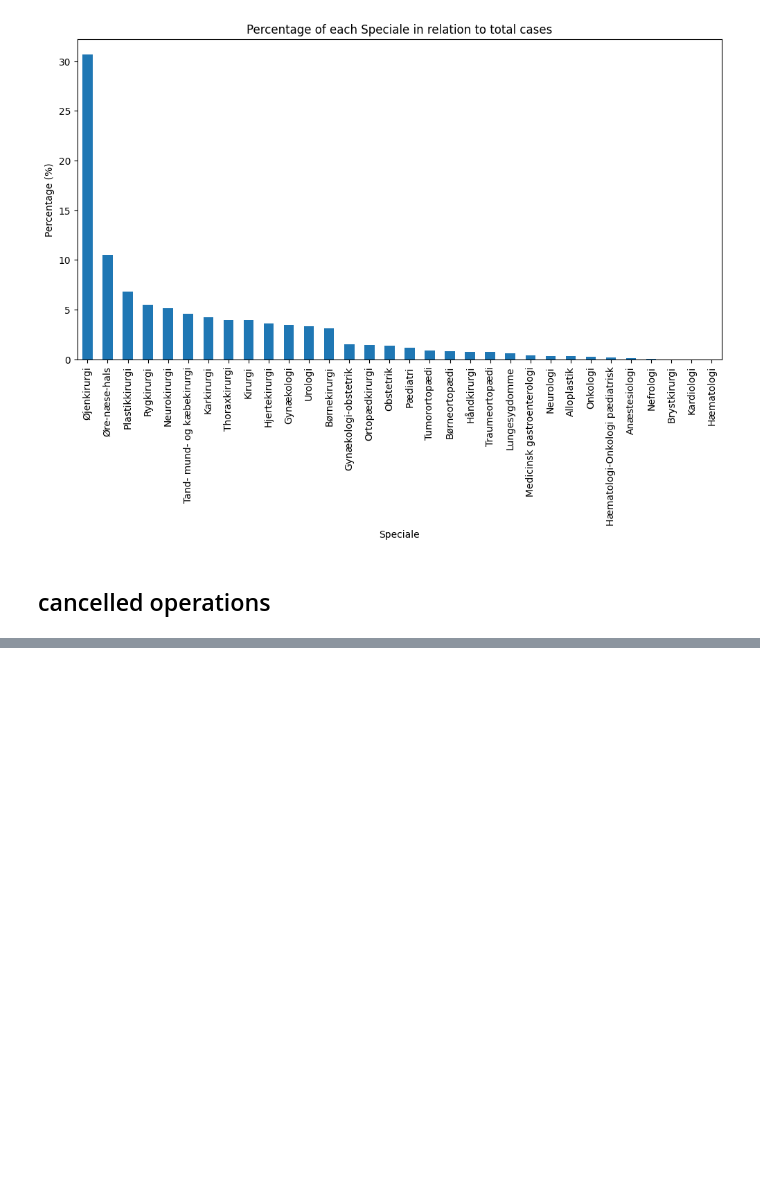
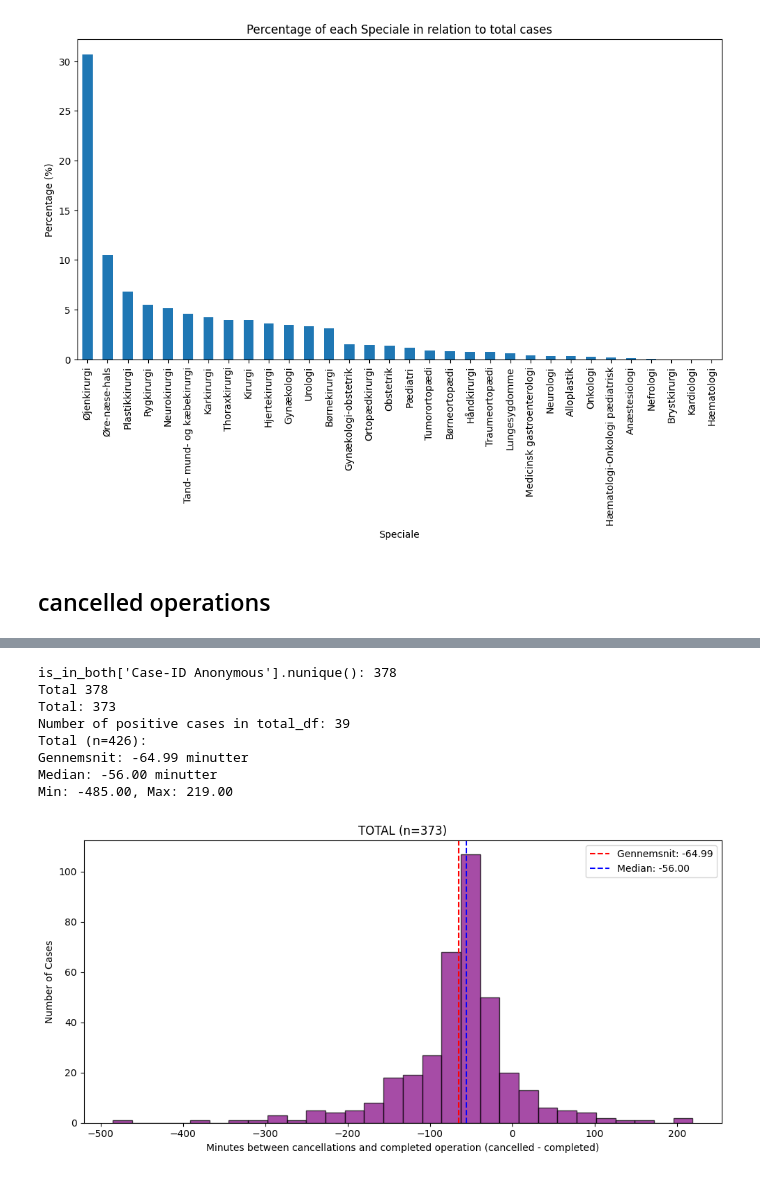
Before and after one commit to killermort9/AnalyticsToAction_Grop12, a Jupyter notebook: Sandra.ipynb, the cells around one changed output, grey strips where cells are left out. Cells and saved outputs as stored; diff of their text form; code cells hidden in the pictures; blank space fills up the shorter version.

```diff
--- a/Sandra.ipynb
+++ b/Sandra.ipynb
@@ -544,0 +800,61 @@ Det bliver en modelling-udfordring.
+# %%
+import math
+# IKKE REBOOKET
+
+is_in_both = df_cancelled[
+    df_cancelled['Case-ID Anonymous'].isin(ids_in_both)
+]
+print(f"is_in_both['Case-ID Anonymous'].nunique(): {is_in_both['Case-ID Anonymous'].nunique()}")
+
+time_diffs_total = []
+for case_id in is_in_both['Case-ID Anonymous'].unique():
+    orig_datetime = df_complete[df_complete['Case-ID Anonymous'] == case_id]['Procedure start'].values
+    cancel_datetime = df_cancelled[df_cancelled['Case-ID Anonymous'] == case_id]['Dato og tid'].values
+
+    if len(orig_datetime) > 0 and len(cancel_datetime) > 0:
+        orig_time = pd.Timestamp(orig_datetime[0])
+        cancel_time = pd.Timestamp(cancel_datetime[0])
+        time_diff_not = (cancel_time - orig_time).total_seconds() / 60
+        time_diffs_total.append(time_diff_not)  # ← VIGTIG: time_diff_not!
+print("Total", len(time_diffs_total))
+
+time_diffs_total = [x for x in time_diffs_total if not math.isnan(x)]  # dropna #dropnan
+print("Total:", len(time_diffs_total))
+average_time_diff = np.mean(time_diffs_total)
+median_time_diff = np.median(time_diffs_total)
+average_not_rebooked = np.mean(time_diffs_total)
+median_not_rebooked = np.median(time_diffs_total)
+
+#print antal cases i not_rebooked_df der er positiv
+print(f"Number of positive cases in total_df: {sum(1 for x in time_diffs_total if x >= 0)}")
+
+
+print(f"Total (n={len(is_in_both)}):")
+print(f"Gennemsnit: {np.mean(time_diffs_total):.2f} minutter")
+print(f"Median: {np.median(time_diffs_total):.2f} minutter")
+print(f"Min: {min(time_diffs_total):.2f}, Max: {max(time_diffs_total):.2f}")
+
+
+
+#plot total distribution (only one plot)
+plt.figure(figsize=(10, 5))
+plt.hist(time_diffs_total, bins=30, edgecolor='black', color='purple', alpha=0.7)
+plt.axvline(np.mean(time_diffs_total), color='red', linestyle='--', label=f'Gennemsnit: {np.mean(time_diffs_total):.2f}')
+plt.axvline(np.median(time_diffs_total), color='blue', linestyle='--', label=f'Median: {np.median(time_diffs_total):.2f}')
+plt.xlabel('Minutes between cancellations and completed operation (cancelled - completed)')
+plt.ylabel('Number of Cases')
+plt.title(f'TOTAL (n={len(time_diffs_total)})')
+plt.legend()
+
+plt.tight_layout()
+plt.show()
+# %% [output]
+is_in_both['Case-ID Anonymous'].nunique(): 378
+Total 378
+Total: 373
+Number of positive cases in total_df: 39
+Total (n=426):
+Gennemsnit: -64.99 minutter
+Median: -56.00 minutter
+Min: -485.00, Max: 219.00
+[figure, added]
```
Also changed, not shown: parts of 15 cells of this notebook, 1 other file.
